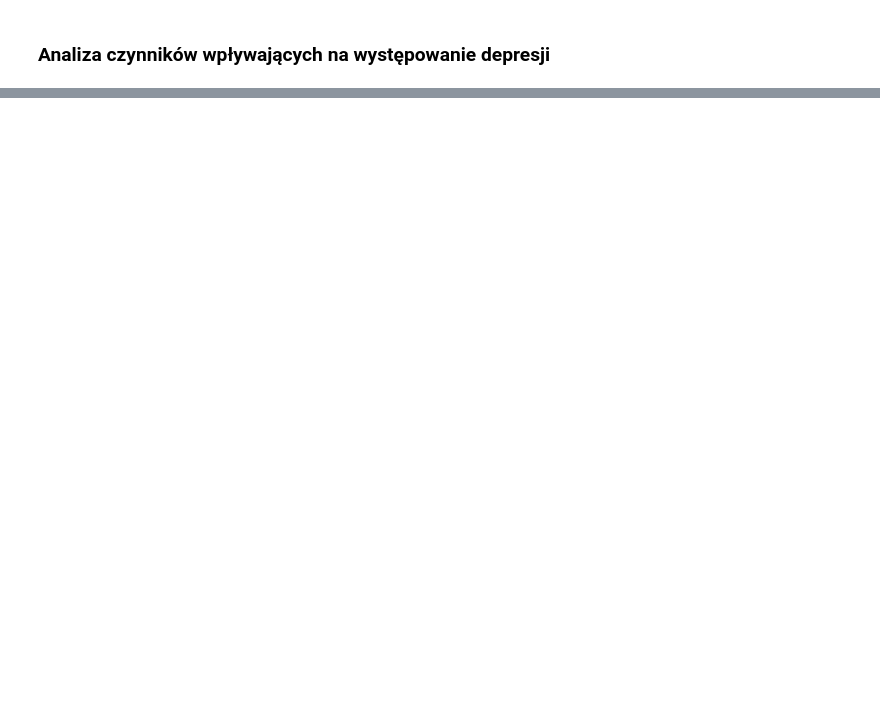
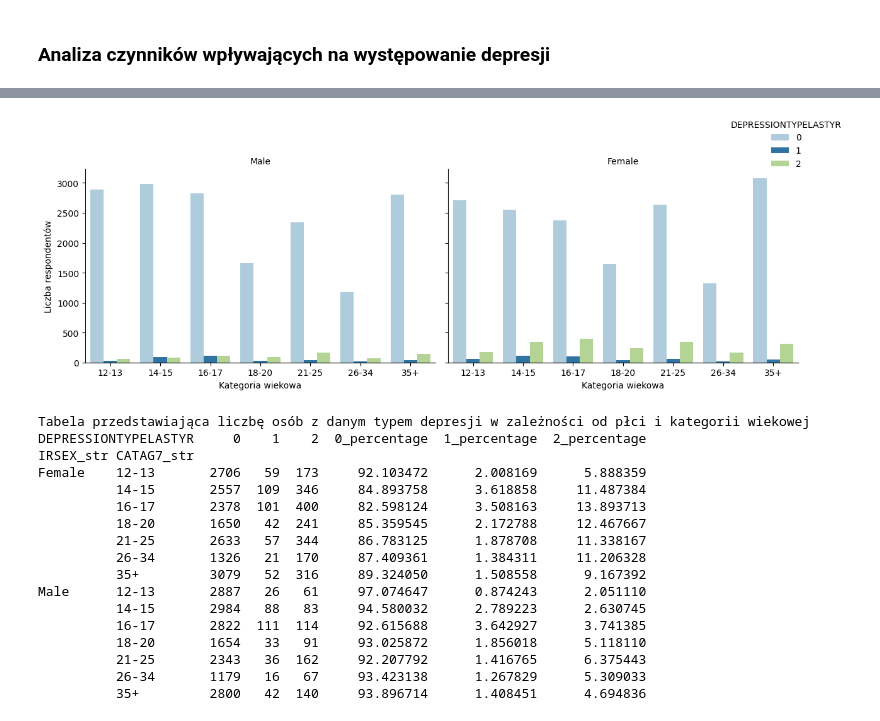
Before and after one commit to mmcza/Gender-Mental-Illness-and-Crime-in-the-United-States-Analysis, a Jupyter notebook: Mental-Illness-Analysis.ipynb, the cells around one changed output, grey strips where cells are left out. Drawn from its saved outputs; the diff is of its cells as text; code cells hidden in the pictures; blank space fills up the shorter version.

```diff
--- a/Mental-Illness-Analysis.ipynb
+++ b/Mental-Illness-Analysis.ipynb
@@ -311,0 +437,57 @@ df = df_imputed
+# %%
+sex_labels = {
+    1: 'Male',
+    0: 'Female'
+}
+data_df['IRSEX_str'] = data_df['IRSEX'].map(sex_labels)
+
+g = sns.catplot(
+    data=data_df,
+    x='CATAG7_str',
+    hue='DEPRESSIONTYPELASTYR',
+    col='IRSEX_str',
+    kind='count',
+    order=['12-13', '14-15', '16-17', '18-20', '21-25', '26-34', '35+'],
+    palette='Paired',
+    height=4,
+    aspect=1.3,
+    legend_out=True
+)
+
+g.set_axis_labels("Kategoria wiekowa", "Liczba respondentów")
+g.set_titles("{col_name}")
+g._legend.set_bbox_to_anchor((1.05, 1))
+
+plt.tight_layout()
+plt.show()
+
+
+table_crosstab = pd.crosstab(
+    index=[data_df['IRSEX_str'], data_df['CATAG7_str']],
+    columns=data_df['DEPRESSIONTYPELASTYR']
+)
+
+table_crosstab_percentage = table_crosstab.div(table_crosstab.sum(axis=1), axis=0) * 100
+table_crosstab = table_crosstab.join(table_crosstab_percentage, rsuffix='_percentage')
+
+print("Tabela przedstawiająca liczbę osób z danym typem depresji w zależności od płci i kategorii wiekowej")
+print(table_crosstab)
+# %% [output]
+[figure, added]
+Tabela przedstawiająca liczbę osób z danym typem depresji w zależności od płci i kategorii wiekowej
+DEPRESSIONTYPELASTYR     0    1    2  0_percentage  1_percentage  2_percentage
+IRSEX_str CATAG7_str
+Female    12-13       2706   59  173     92.103472      2.008169      5.888359
+          14-15       2557  109  346     84.893758      3.618858     11.487384
+          16-17       2378  101  400     82.598124      3.508163     13.893713
+          18-20       1650   42  241     85.359545      2.172788     12.467667
+          21-25       2633   57  344     86.783125      1.878708     11.338167
+          26-34       1326   21  170     87.409361      1.384311     11.206328
+          35+         3079   52  316     89.324050      1.508558      9.167392
+Male      12-13       2887   26   61     97.074647      0.874243      2.051110
+          14-15       2984   88   83     94.580032      2.789223      2.630745
+          16-17       2822  111  114     92.615688      3.642927      3.741385
+          18-20       1654   33   91     93.025872      1.856018      5.118110
+          21-25       2343   36  162     92.207792      1.416765      6.375443
+          26-34       1179   16   67     93.423138      1.267829      5.309033
+          35+         2800   42  140     93.896714      1.408451      4.694836
```
Also changed, not shown: parts of 38 cells of this notebook, 1 other file.
